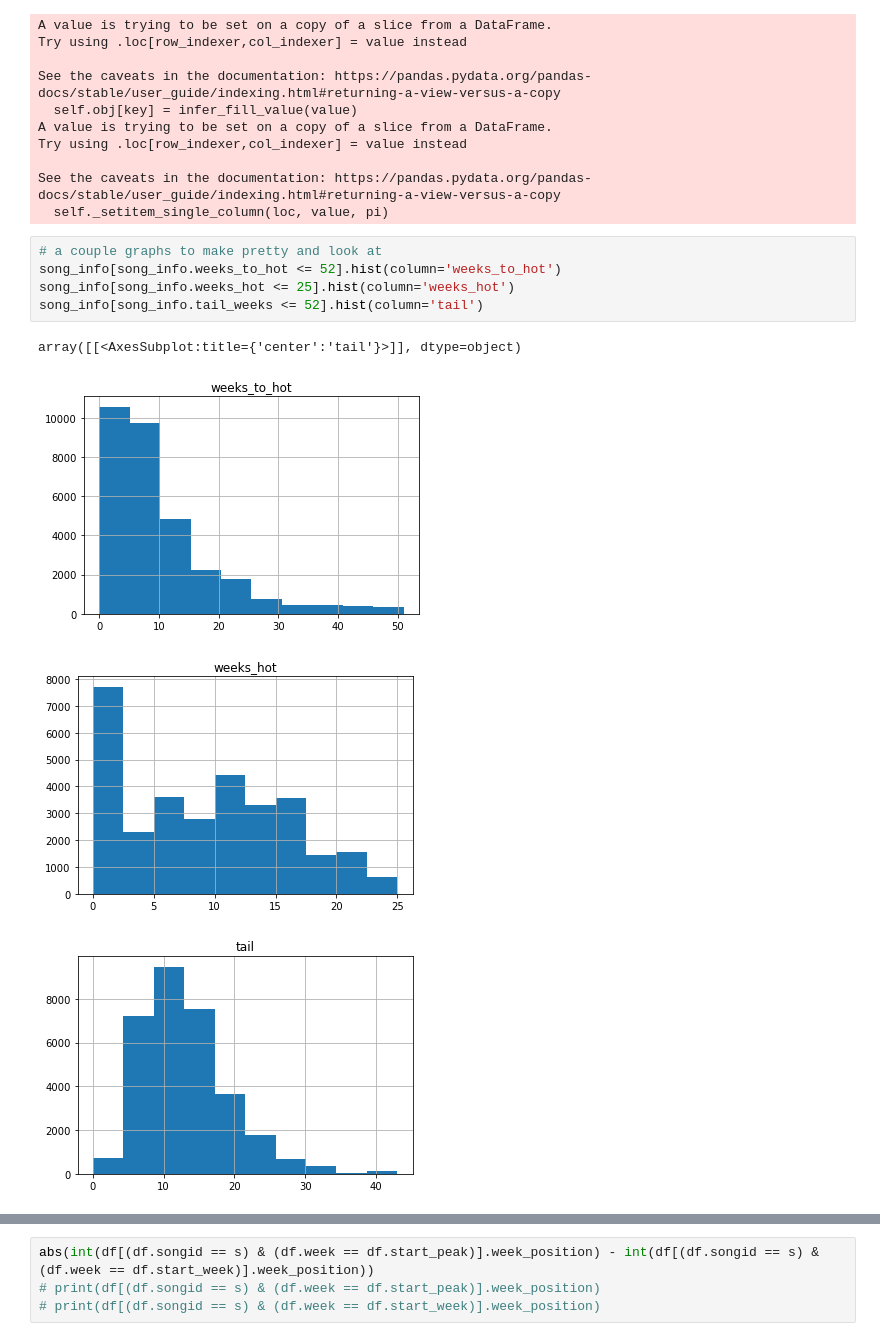
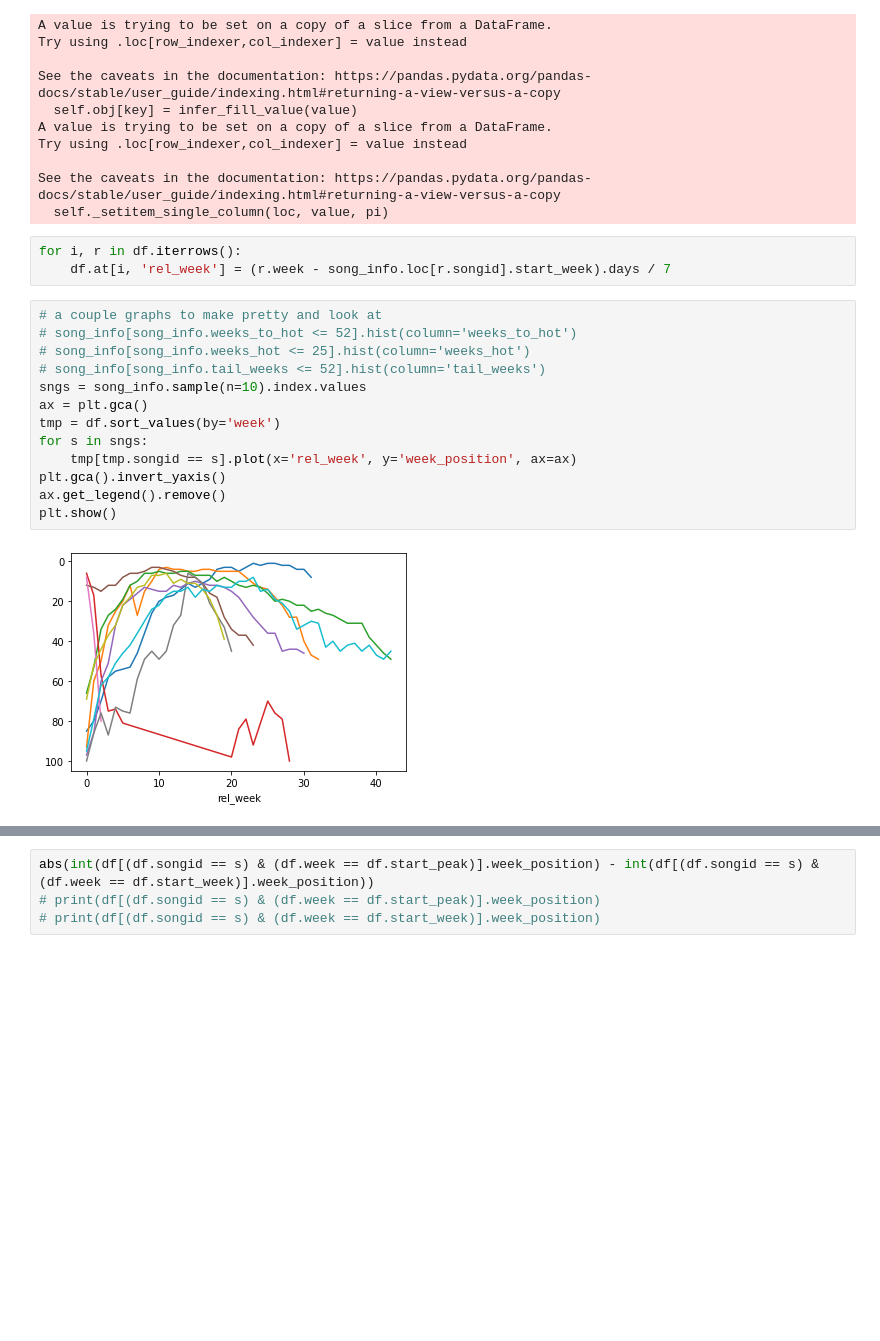
Before and after one commit to tvarano/hit-analyzer, a Jupyter notebook: main.ipynb, the cells around one changed output, grey strips where cells are left out. Saved outputs shown, nothing was run; the diff lists cells and outputs as text; blank space fills up the shorter version.

Commit message:
insert relative weeks

```diff
--- a/main.ipynb
+++ b/main.ipynb
@@ -214,16 +226,24 @@ Try using .loc[row_indexer,col_indexer] = value instead
 
 See the caveats in the documentation: https://pandas.pydata.org/pandas-docs/stable/user_guide/indexing.html#returning-a-view-versus-a-copy
   self._setitem_single_column(loc, value, pi)
+# %%
+for i, r in df.iterrows():
+    df.at[i, 'rel_week'] = (r.week - song_info.loc[r.songid].start_week).days / 7
 # %%
 # a couple graphs to make pretty and look at
-song_info[song_info.weeks_to_hot <= 52].hist(column='weeks_to_hot')
-song_info[song_info.weeks_hot <= 25].hist(column='weeks_hot')
-song_info[song_info.tail_weeks <= 52].hist(column='tail')
+# song_info[song_info.weeks_to_hot <= 52].hist(column='weeks_to_hot')
+# song_info[song_info.weeks_hot <= 25].hist(column='weeks_hot')
+# song_info[song_info.tail_weeks <= 52].hist(column='tail_weeks')
+sngs = song_info.sample(n=10).index.values
+ax = plt.gca()
+tmp = df.sort_values(by='week')
+for s in sngs:
+    tmp[tmp.songid == s].plot(x='rel_week', y='week_position', ax=ax)
+plt.gca().invert_yaxis()
+ax.get_legend().remove()
+plt.show()
 # %% [output]
-array([[<AxesSubplot:title={'center':'tail'}>]], dtype=object)
-[figure, old version]
+[figure, new version]
-[figure, removed]
-[figure, removed]
 # %%
 # More data points
 # time at peak value
```
Also changed, not shown: parts of 2 cells of this notebook.
